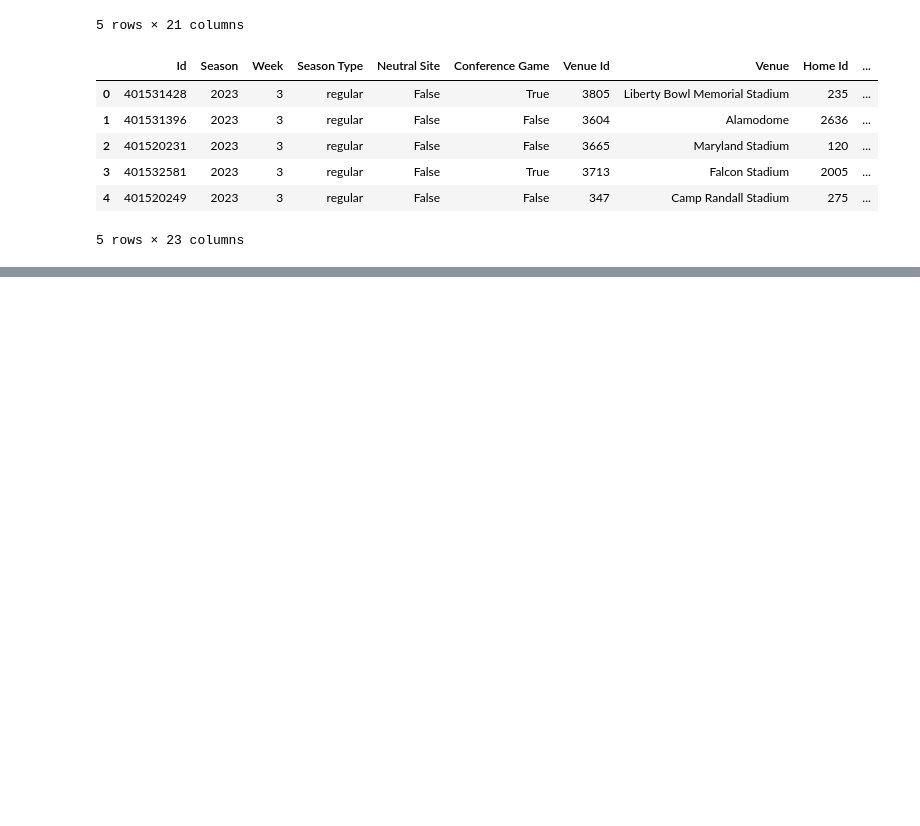
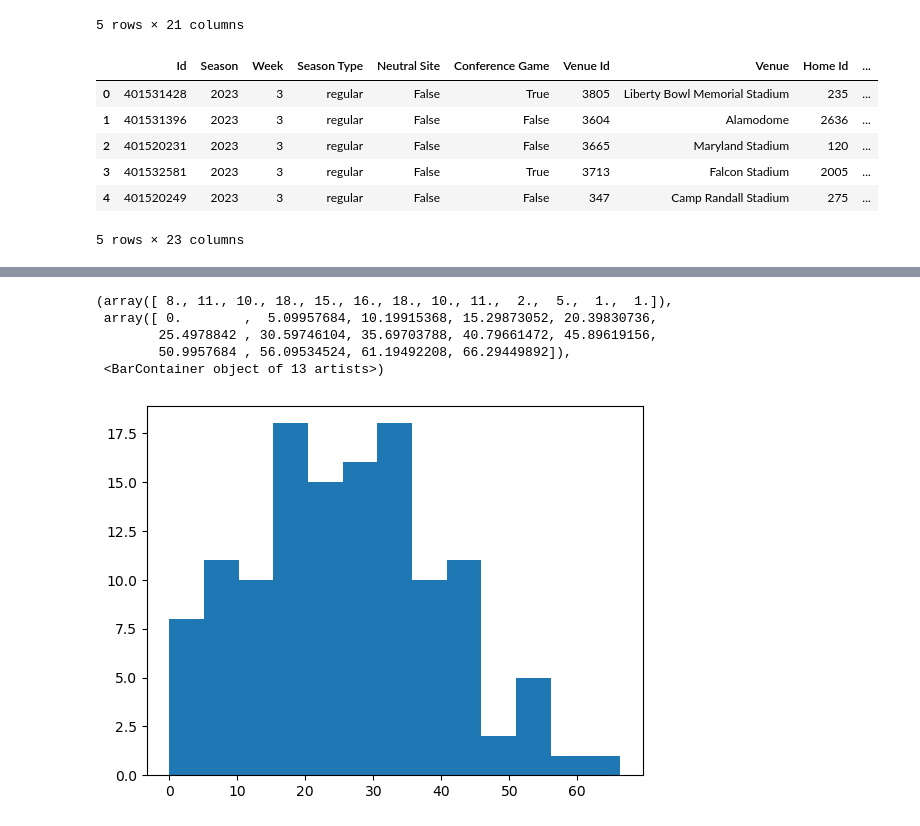
Before and after one commit to traskcon/CFB-Predictions, a Jupyter notebook: CFB-Predictions.ipynb, the cells around one changed output, grey strips where cells are left out. Saved outputs shown, nothing was run; the diff lists cells and outputs as text; code cells hidden in the pictures; blank space fills up the shorter version.

```diff
--- a/CFB-Predictions.ipynb
+++ b/CFB-Predictions.ipynb
@@ -180,0 +272,11 @@ week3.head()
+# %%
+scaled_preds = avg_total + (preds-pred_avg)*(total_std/pred_std)
+scaled_preds[scaled_preds < 0] = 0
+plt.hist(scaled_preds,bins=13)
+# %% [output]
+(array([ 8., 11., 10., 18., 15., 16., 18., 10., 11.,  2.,  5.,  1.,  1.]),
+ array([ 0.        ,  5.09957684, 10.19915368, 15.29873052, 20.39830736,
+        25.4978842 , 30.59746104, 35.69703788, 40.79661472, 45.89619156,
+        50.9957684 , 56.09534524, 61.19492208, 66.29449892]),
+ <BarContainer object of 13 artists>)
+[figure, added]
```
Also changed, not shown: parts of 25 cells of this notebook.
